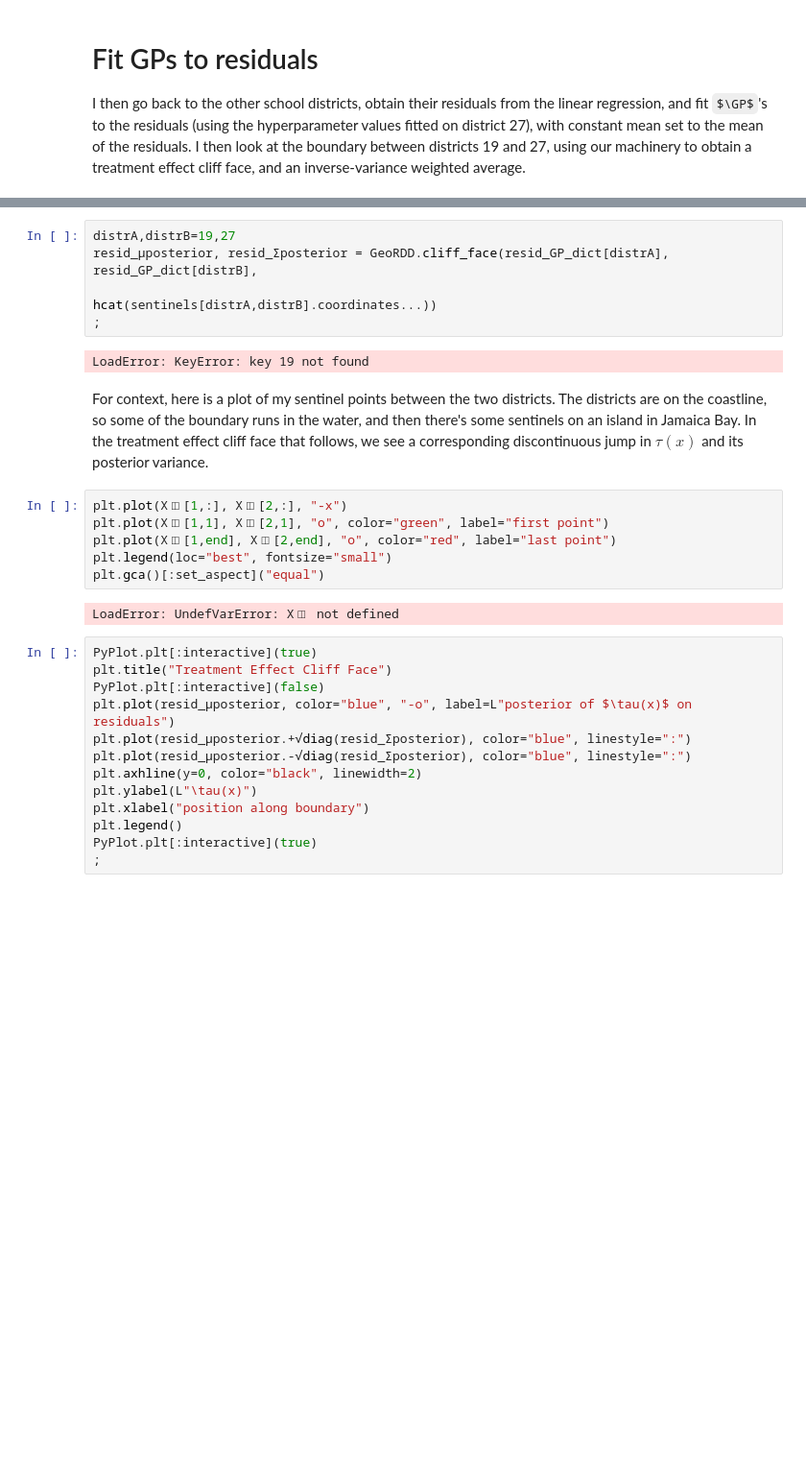
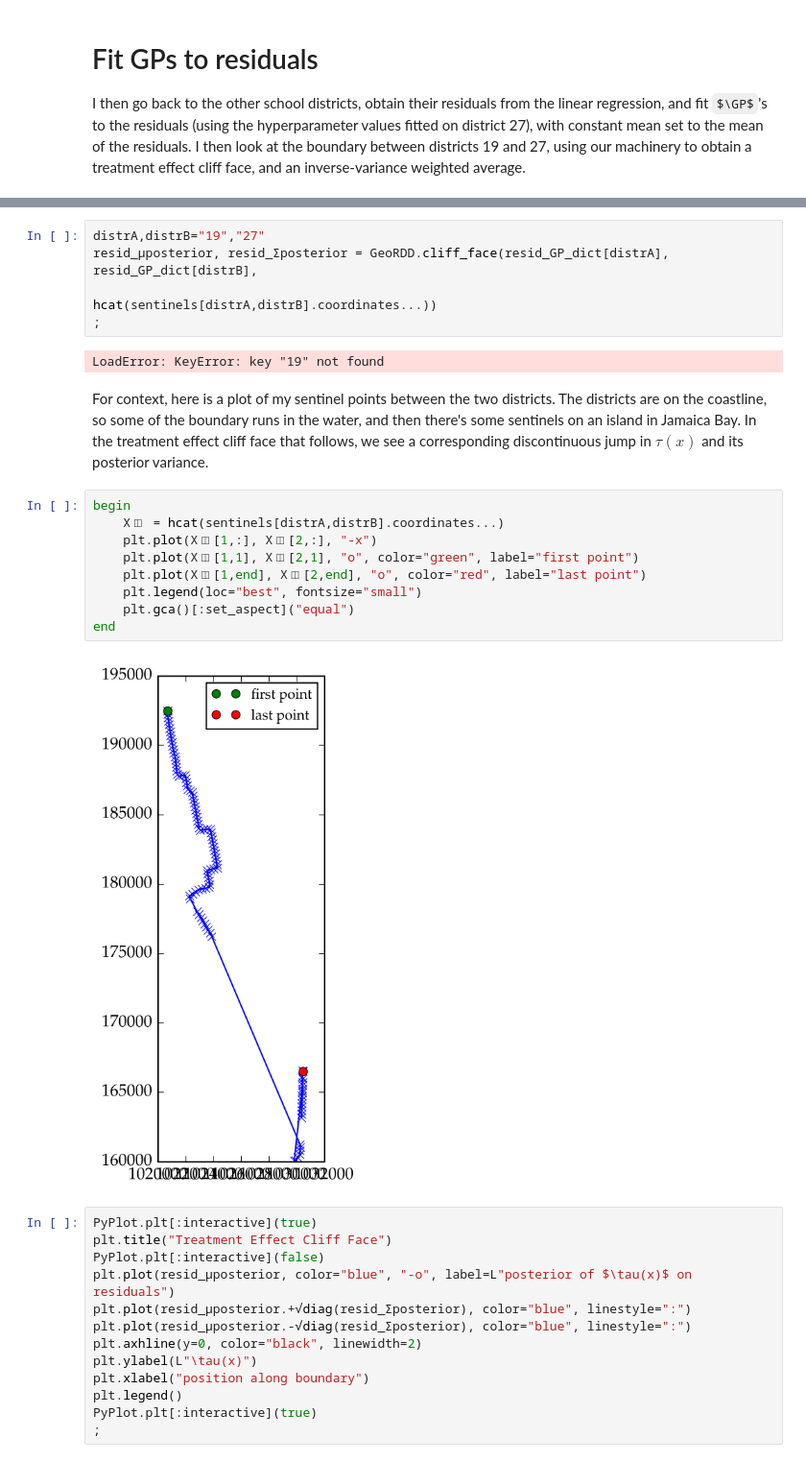
Before and after one commit to gwb/rdd-coverage, a Jupyter notebook: Maxime/NYC/NYC_analysis.ipynb, the cells around one changed output, grey strips where cells are left out. Shown at 96% size. Drawn from its saved outputs; the diff is of its cells as text; some formulas as TeX source; blank space fills up the shorter version.

```diff
--- a/Maxime/NYC/NYC_analysis.ipynb
+++ b/Maxime/NYC/NYC_analysis.ipynb
@@ -635,22 +640,25 @@ end
 # %% [output]
 LoadError: UndefVarError: resid_dict not defined
 # %%
-distrA,distrB=19,27
+distrA,distrB="19","27"
 resid_μposterior, resid_Σposterior = GeoRDD.cliff_face(resid_GP_dict[distrA], resid_GP_dict[distrB],
                                                 hcat(sentinels[distrA,distrB].coordinates...))
 ;
 # %% [output]
-LoadError: KeyError: key 19 not found
+LoadError: KeyError: key "19" not found
 # %% [markdown]
 For context, here is a plot of my sentinel points between the two districts. The districts are on the coastline, so some of the boundary runs in the water, and then there's some sentinels on an island in Jamaica Bay. In the treatment effect cliff face that follows, we see a corresponding discontinuous jump in $\tau(x)$ and its posterior variance.
 # %%
-plt.plot(X◫[1,:], X◫[2,:], "-x")
-plt.plot(X◫[1,1], X◫[2,1], "o", color="green", label="first point")
-plt.plot(X◫[1,end], X◫[2,end], "o", color="red", label="last point")
-plt.legend(loc="best", fontsize="small")
-plt.gca()[:set_aspect]("equal")
+begin
+    X◫ = hcat(sentinels[distrA,distrB].coordinates...)
+    plt.plot(X◫[1,:], X◫[2,:], "-x")
+    plt.plot(X◫[1,1], X◫[2,1], "o", color="green", label="first point")
+    plt.plot(X◫[1,end], X◫[2,end], "o", color="red", label="last point")
+    plt.legend(loc="best", fontsize="small")
+    plt.gca()[:set_aspect]("equal")
+end
 # %% [output]
-LoadError: UndefVarError: X◫ not defined
+[figure, added]
 # %%
 PyPlot.plt[:interactive](true)
 plt.title("Treatment Effect Cliff Face")
```
Also changed, not shown: parts of 32 cells of this notebook, 19 other files.
